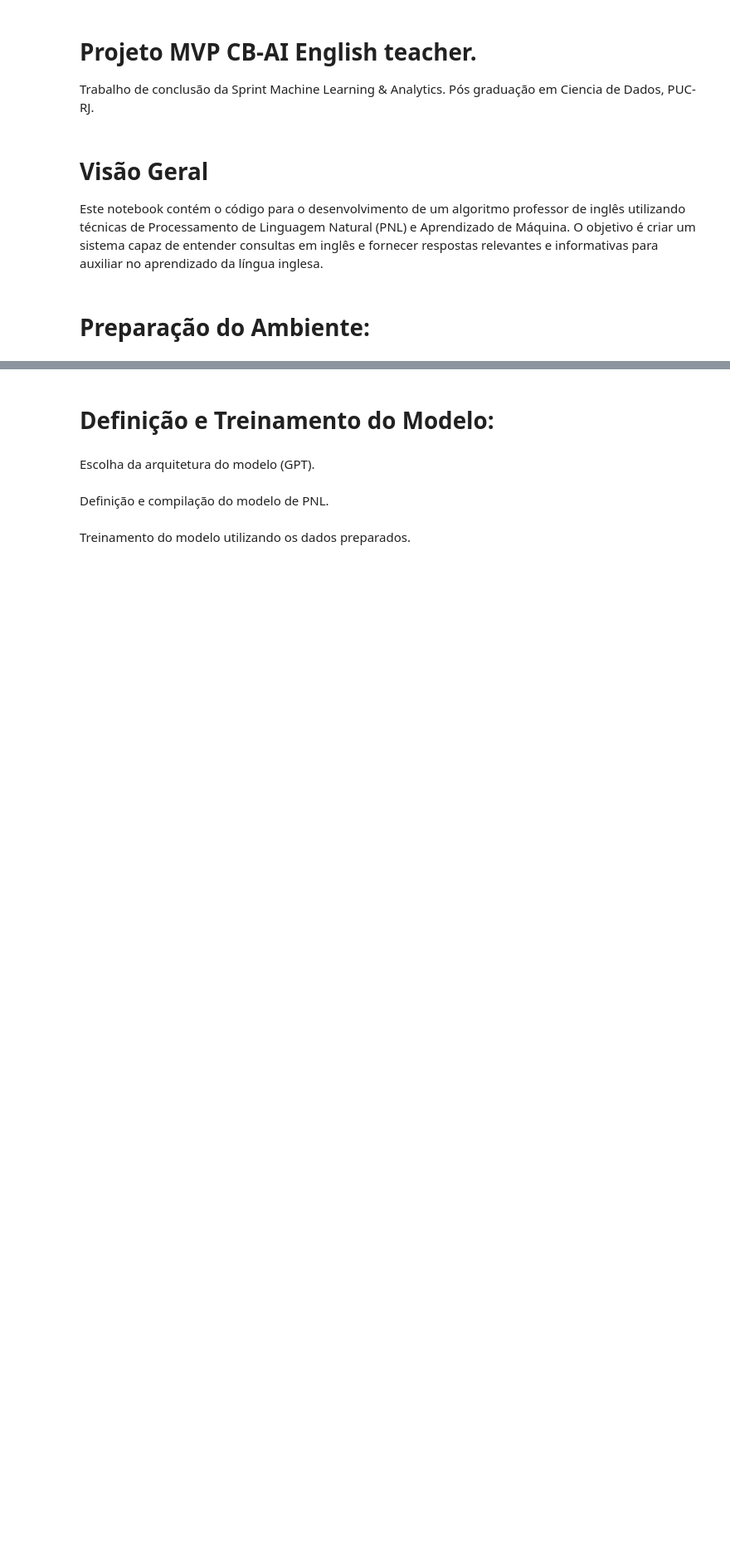
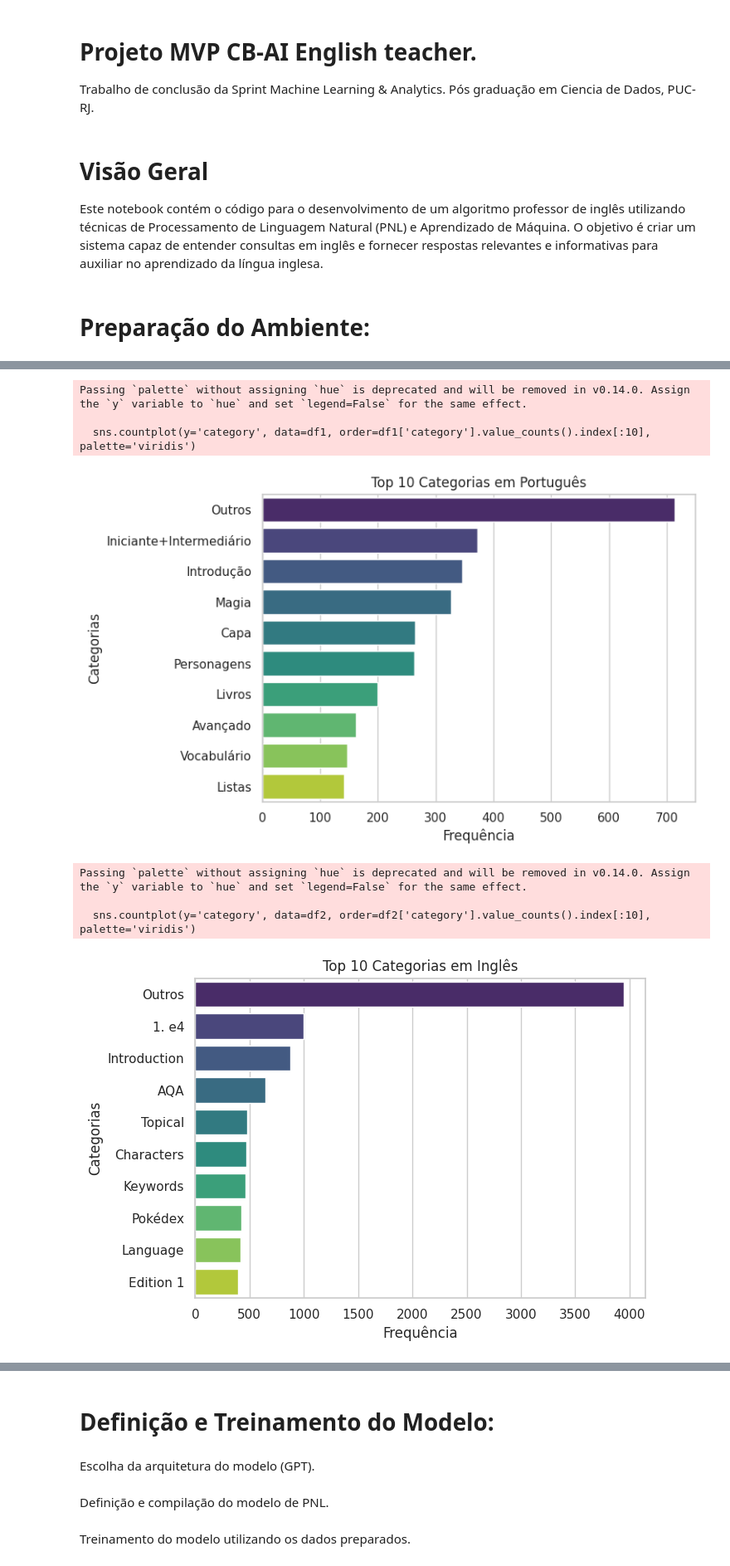
Before and after one commit to CarolBw/CB-AI-English-teacher, a Jupyter notebook: CB_AI_English_teacher.ipynb, the cells around one changed output, grey strips where cells are left out. Shown at 83% size. Saved outputs shown, nothing was run; the diff lists cells and outputs as text; code cells hidden in the pictures; blank space fills up the shorter version.

```diff
--- a/CB_AI_English_teacher.ipynb
+++ b/CB_AI_English_teacher.ipynb
@@ -17,0 +219,28 @@ Este notebook contém o código para o desenvolvimento de um algoritmo professor
+# %%
+# Visualizando a distribuição das categorias
+
+# Cria um gráfico de barras para as categorias em português.
+# A visualização de barras para comparar a frequência de diferentes temas.
+plt.figure(figsize=(7, 5))
+sns.countplot(y='category', data=df1, order=df1['category'].value_counts().index[:10], palette='viridis')
+plt.title('Top 10 Categorias em Português')
+plt.xlabel('Frequência')
+plt.ylabel('Categorias')
+plt.show()
+
+# Cria um gráfico de barras para as categorias em inglês.
+plt.figure(figsize=(7, 5))
+sns.countplot(y='category', data=df2, order=df2['category'].value_counts().index[:10], palette='viridis')
+plt.title('Top 10 Categorias em Inglês')
+plt.xlabel('Frequência')
+plt.ylabel('Categorias')
+plt.show()
+# %% [output]
+Passing `palette` without assigning `hue` is deprecated and will be removed in v0.14.0. Assign the `y` variable to `hue` and set `legend=False` for the same effect.
+
+  sns.countplot(y='category', data=df1, order=df1['category'].value_counts().index[:10], palette='viridis')
+[figure, added]
+Passing `palette` without assigning `hue` is deprecated and will be removed in v0.14.0. Assign the `y` variable to `hue` and set `legend=False` for the same effect.
+
+  sns.countplot(y='category', data=df2, order=df2['category'].value_counts().index[:10], palette='viridis')
+[figure, added]
```
Also changed, not shown: parts of 20 cells of this notebook.
